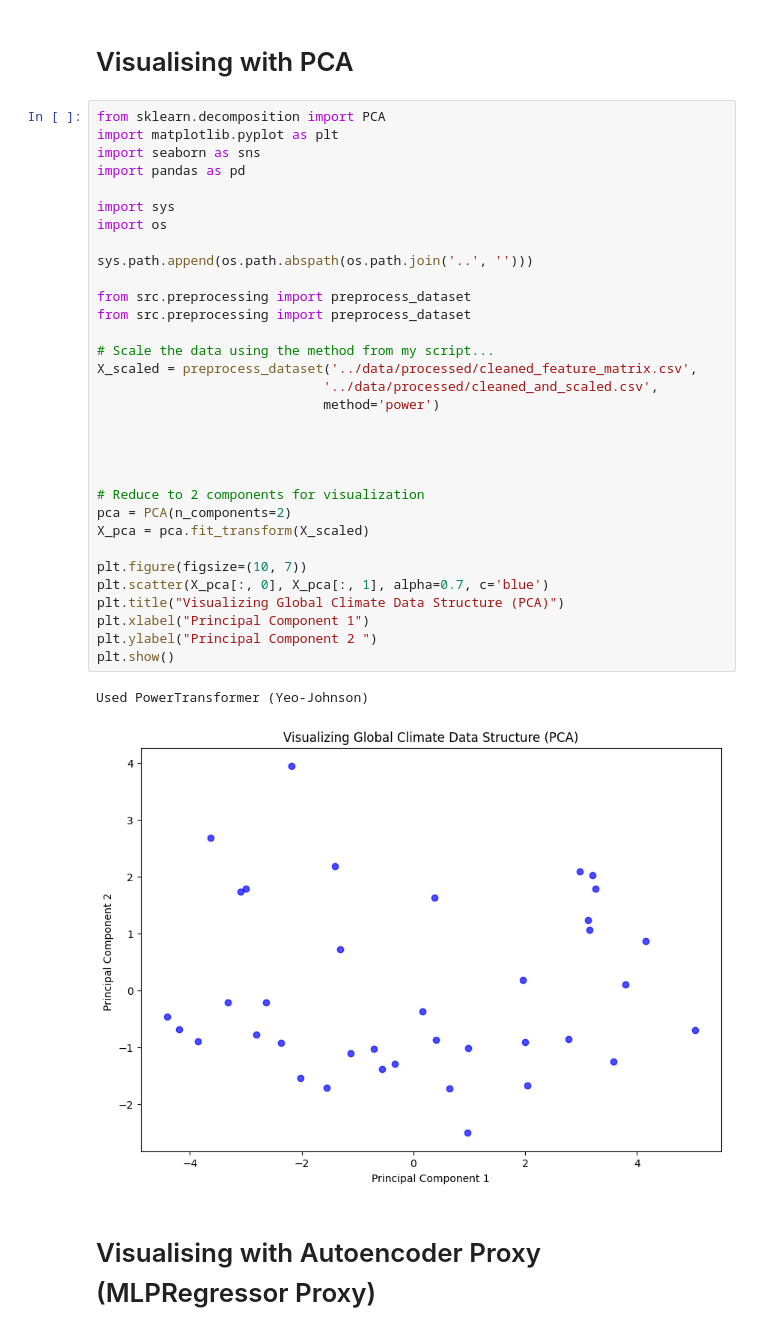
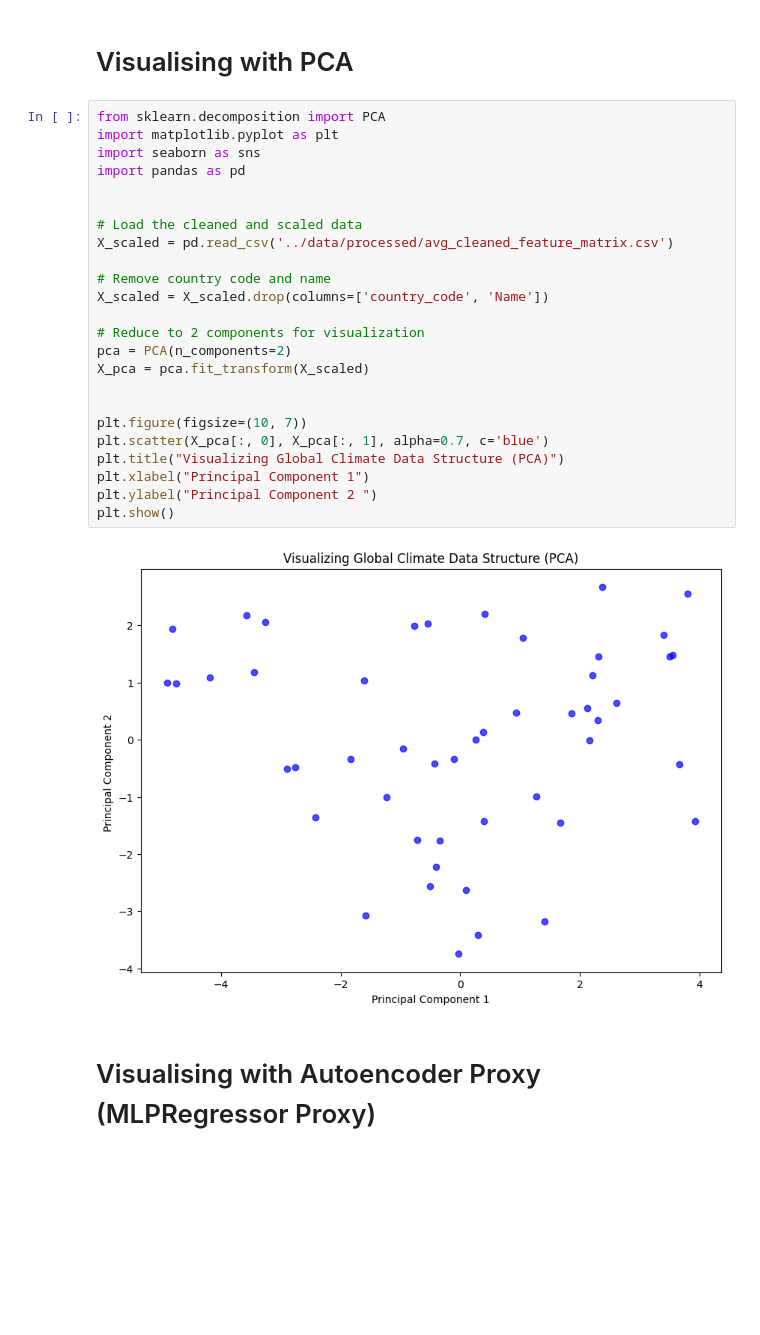
Before and after one commit to irvsam/Identifying-and-Tracking-Climate-Policy-Archetypes, a Jupyter notebook: notebooks/dimensionality-reduction.ipynb, the cells around one changed output. Saved outputs shown, nothing was run; the diff lists cells and outputs as text; blank space fills up the shorter version.

Commit message:
starting to have a story come together now I need to consolidate my notebooks into one that I can use as experimentation with my two new datasets

```diff
--- a/notebooks/dimensionality-reduction.ipynb
+++ b/notebooks/dimensionality-reduction.ipynb
@@ -3,38 +3,29 @@
 # %%
 from sklearn.decomposition import PCA
 import matplotlib.pyplot as plt
 import seaborn as sns
 import pandas as pd
 
-import sys
-import os
 
-sys.path.append(os.path.abspath(os.path.join('..', '')))
+# Load the cleaned and scaled data
+X_scaled = pd.read_csv('../data/processed/avg_cleaned_feature_matrix.csv')
 
-from src.preprocessing import preprocess_dataset
-from src.preprocessing import preprocess_dataset
-
-# Scale the data using the method from my script...
-X_scaled = preprocess_dataset('../data/processed/cleaned_feature_matrix.csv',
-                             '../data/processed/cleaned_and_scaled.csv',
-                             method='power')
-
-
-
+# Remove country code and name
+X_scaled = X_scaled.drop(columns=['country_code', 'Name'])
 
 # Reduce to 2 components for visualization
 pca = PCA(n_components=2)
 X_pca = pca.fit_transform(X_scaled)
+
 
 plt.figure(figsize=(10, 7))
 plt.scatter(X_pca[:, 0], X_pca[:, 1], alpha=0.7, c='blue')
 plt.title("Visualizing Global Climate Data Structure (PCA)")
 plt.xlabel("Principal Component 1")
 plt.ylabel("Principal Component 2 ")
 plt.show()
 # %% [output]
-Used PowerTransformer (Yeo-Johnson)
-[figure, old version]
+[figure, new version]
 # %% [markdown]
 # Visualising with Autoencoder Proxy (MLPRegressor Proxy)
 # %%
```
Also changed, not shown: parts of 15 cells of this notebook, 5 other files.
